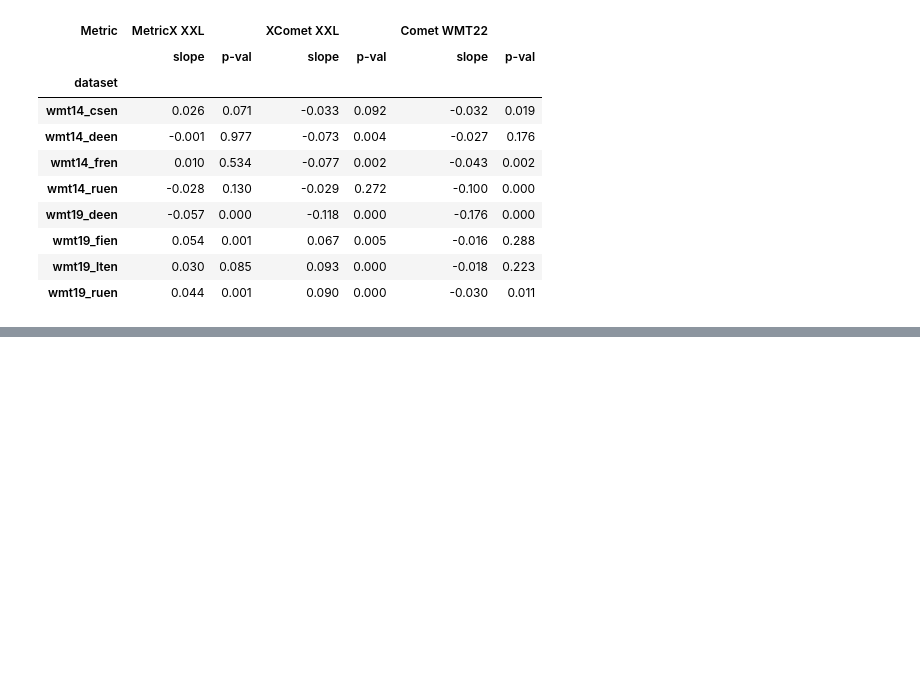
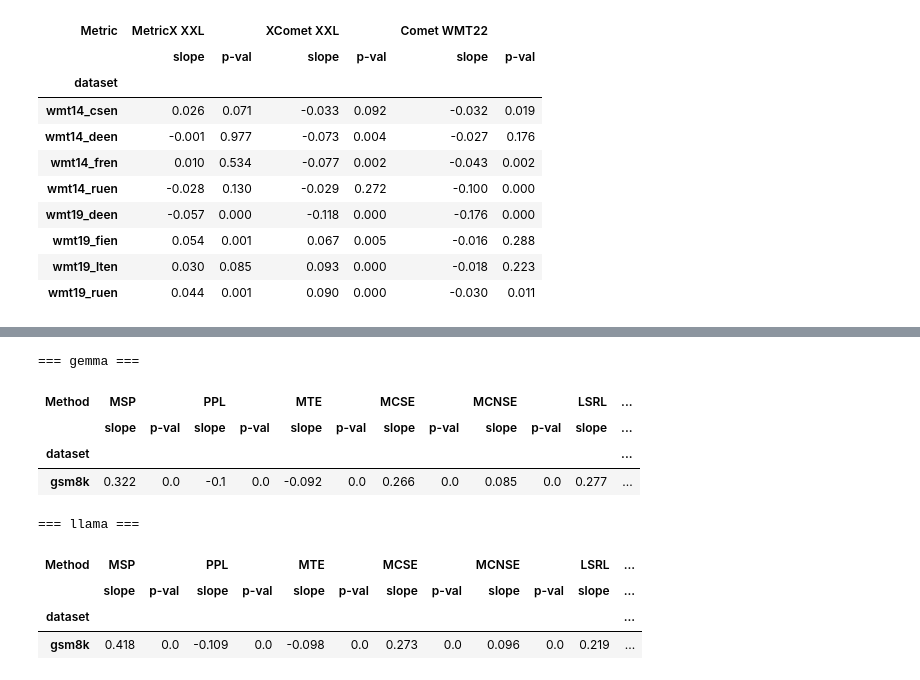
Before and after one commit to stat-ml/uncertainty-line, a Jupyter notebook: 01_plotting_quality_ue_trends.ipynb, the cells around one changed output, grey strips where cells are left out. Cells and saved outputs as stored; diff of their text form; code cells hidden in the pictures; blank space fills up the shorter version.

```diff
--- a/01_plotting_quality_ue_trends.ipynb
+++ b/01_plotting_quality_ue_trends.ipynb
@@ -559,0 +736,42 @@ for model_name in metric_table.index.get_level_values("model").unique():
+# %%
+
+import pandas as pd
+
+# Load the CSV
+corr = pd.read_csv("results/length_vs_ue_corr_mr.csv")
+
+method_order = list(methods_dict.values())
+corr_ue = corr[corr["category"] == "ue"].copy()
+
+piv_slope = corr_ue.pivot_table(index=["model", "dataset"], columns="name", values="slope", aggfunc="first")
+piv_pval  = corr_ue.pivot_table(index=["model", "dataset"], columns="name", values="p_value", aggfunc="first")
+
+piv_slope = piv_slope.reindex(columns=method_order)
+piv_pval  = piv_pval.reindex(columns=method_order)
+
+cols = []
+parts = []
+for m in method_order:
+    cols.extend([(m, "slope"), (m, "p-val")])
+    parts.append(piv_slope[m])
+    parts.append(piv_pval[m])
+
+table = pd.concat(parts, axis=1)
+table.columns = pd.MultiIndex.from_tuples(cols, names=["Method", ""])
+
+table = table.round({col: 3 for col in table.columns})
+
+for model_name in table.index.get_level_values("model").unique():
+    print(f"\n=== {model_name} ===")
+    display(table.loc[model_name])
+# %% [output]
+=== gemma ===
+| Method | MSP |  | PPL |  | MTE |  | MCSE |  | MCNSE |  | LSRL | ... |
+|  | slope | p-val | slope | p-val | slope | p-val | slope | p-val | slope | p-val | slope | ... |
+| dataset |  |  |  |  |  |  |  |  |  |  |  | ... |
+| gsm8k | 0.322 | 0.0 | -0.1 | 0.0 | -0.092 | 0.0 | 0.266 | 0.0 | 0.085 | 0.0 | 0.277 | ... |
+=== llama ===
+| Method | MSP |  | PPL |  | MTE |  | MCSE |  | MCNSE |  | LSRL | ... |
+|  | slope | p-val | slope | p-val | slope | p-val | slope | p-val | slope | p-val | slope | ... |
+| dataset |  |  |  |  |  |  |  |  |  |  |  | ... |
+| gsm8k | 0.418 | 0.0 | -0.109 | 0.0 | -0.098 | 0.0 | 0.273 | 0.0 | 0.096 | 0.0 | 0.219 | ... |
```
Also changed, not shown: parts of 7 cells of this notebook.
